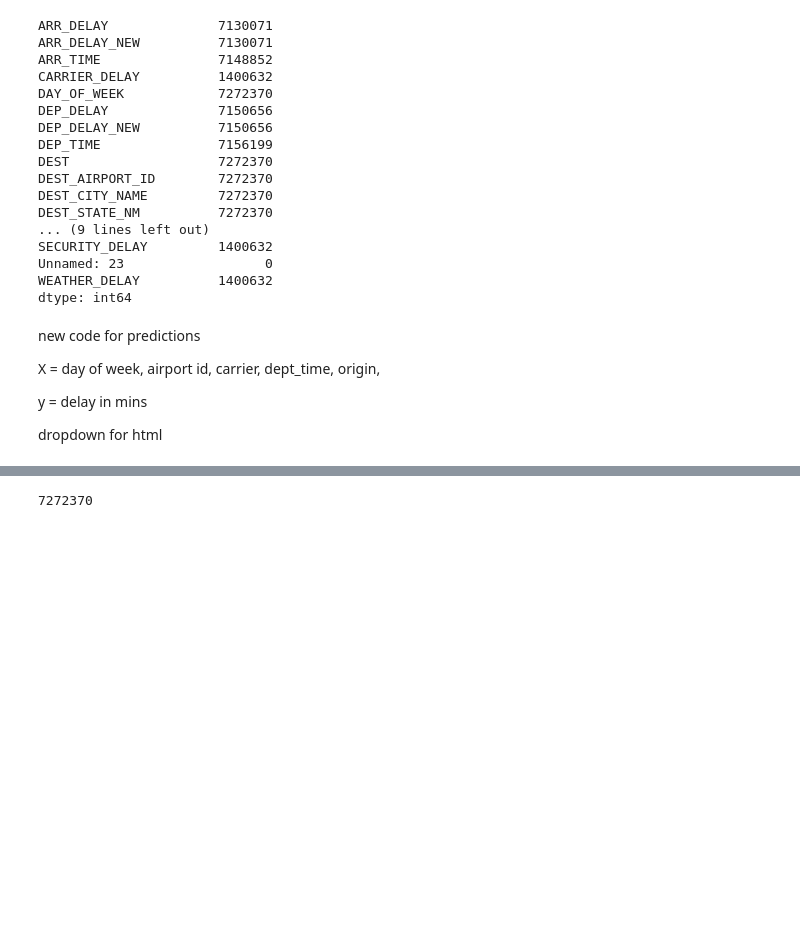
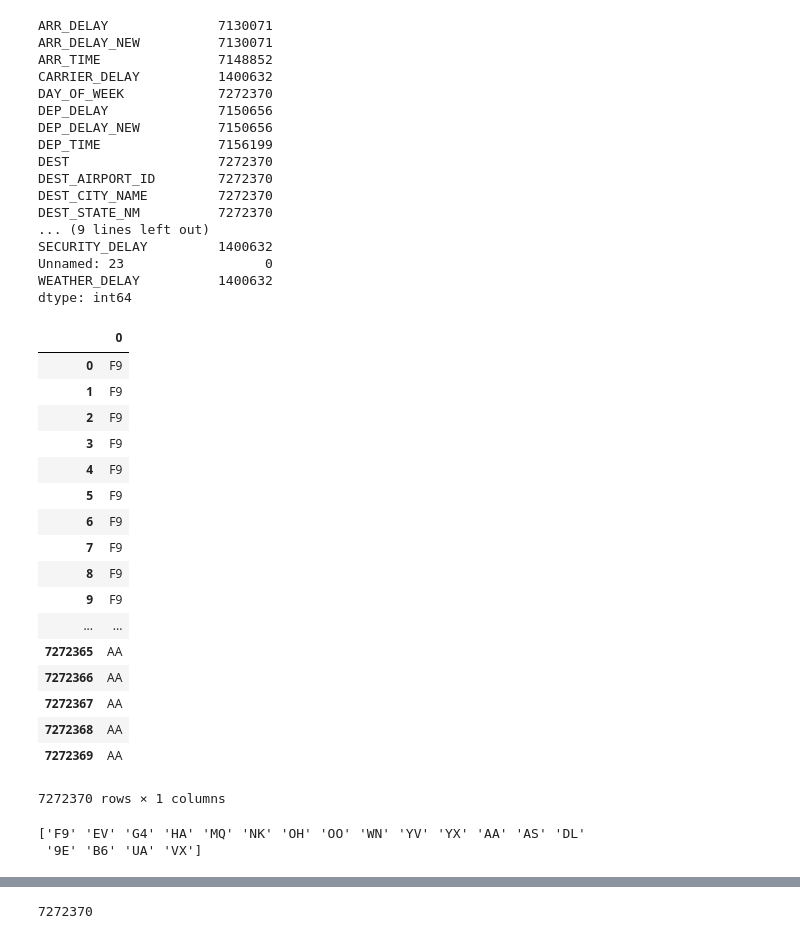
Before and after one commit to nithabalakrishnan/flight-delay-prediction, a Jupyter notebook: flight predictions model.ipynb, the cells around one changed output, grey strips where cells are left out. Drawn from its saved outputs; the diff is of its cells as text; code cells hidden in the pictures; blank space fills up the shorter version.

```diff
--- a/flight predictions model.ipynb
+++ b/flight predictions model.ipynb
@@ -63,23 +63,41 @@ SECURITY_DELAY         1400632
 Unnamed: 23                  0
 WEATHER_DELAY          1400632
 dtype: int64
-# %% [markdown]
-new code for predictions
-
-X = day of week, airport id, carrier, dept_time, origin,
-
-y = delay in mins
-
-dropdown for html
 # %%
 
 
 # df.OP_UNIQUE_CARRIER(dtype)
 
 
 old = pd.DataFrame(zip(df.OP_UNIQUE_CARRIER))
 old
-old.to_csv("old_carriers")
+# old.to_csv("old_carriers")
+# %% [output]
+|  | 0 |
+| 0 | F9 |
+| 1 | F9 |
+| 2 | F9 |
+| 3 | F9 |
+| 4 | F9 |
+| 5 | F9 |
+| 6 | F9 |
+| 7 | F9 |
+| 8 | F9 |
+| 9 | F9 |
+| ... | ... |
+| 7272365 | AA |
+| 7272366 | AA |
+| 7272367 | AA |
+| 7272368 | AA |
+| 7272369 | AA |
+7272370 rows × 1 columns
+# %%
+
+
+print(df['OP_UNIQUE_CARRIER'].unique())
+# %% [output]
+['F9' 'EV' 'G4' 'HA' 'MQ' 'NK' 'OH' 'OO' 'WN' 'YV' 'YX' 'AA' 'AS' 'DL'
+ '9E' 'B6' 'UA' 'VX']
 # %%
 
 df.head()
```
Also changed, not shown: parts of 2 cells of this notebook, 1 other file.
